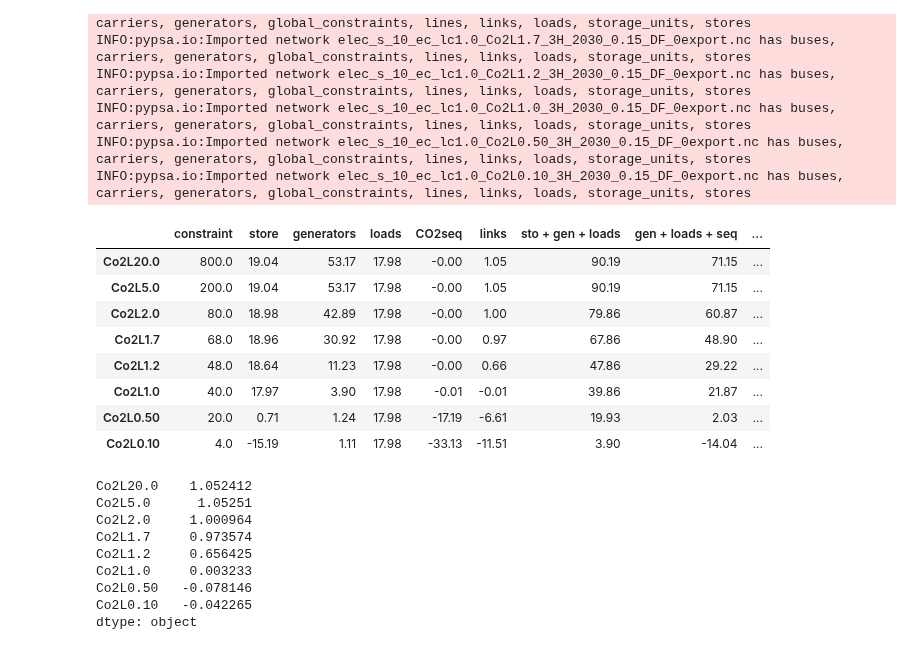
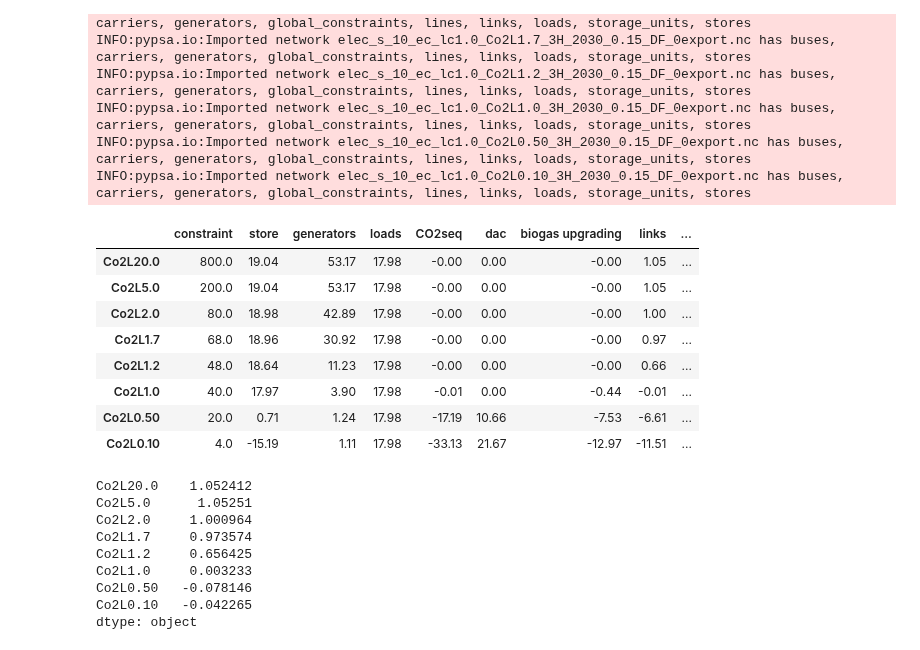
Before and after one commit to energyLS/aldehyde, a Jupyter notebook: workflow/notebooks/test_co2limit.ipynb, the cells around one changed output. Saved outputs shown, nothing was run; the diff lists cells and outputs as text; code cells hidden in the pictures.

```diff
--- a/workflow/notebooks/test_co2limit.ipynb
+++ b/workflow/notebooks/test_co2limit.ipynb
@@ -10,7 +10,7 @@ prefix = "/mnt/c/Users/scl38887/Documents/git/aldehyde"
 run = "wacc15_hem_1marg_1cap_nosmr_0exp_3h_ws"
 Co2Ls = ["Co2L20.0", "Co2L5.0", "Co2L2.0", "Co2L1.7", "Co2L1.2", "Co2L1.0", "Co2L0.50", "Co2L0.10"]
 
-carbon_stats = pd.DataFrame(columns=["constraint", "store", "generators", "loads", "CO2seq", "links"])
+carbon_stats = pd.DataFrame(columns=["constraint", "store", "generators", "loads", "CO2seq", "dac", "biogas upgrading", "links"])
 
 for Co2L in Co2Ls:
     n = pypsa.Network(prefix + "/workflow/subworkflows/pypsa-earth-sec/results/" + run + "/postnetworks/elec_s_10_ec_lc1.0_"+Co2L+"_3H_2030_0.15_DF_0export.nc")
@@ -32,6 +32,10 @@ for Co2L in Co2Ls:
     links4= (n.links_t.p0[n.links[n.links.bus4 == "co2 atmosphere"].index] * n.links.efficiency4[n.links[n.links.bus4 == "co2 atmosphere"].index]).sum().sum() / 1e6 * n.snapshot_weightings.generators[0] # in Mt
 
     carbon_stats.loc[Co2L, "links"] = links2 + links3 + links4
+
+    carbon_stats.loc[Co2L, "dac"] = n.links_t.p0[n.links[n.links.carrier == "DAC"].index].sum().sum() / 1e6 * n.snapshot_weightings.generators[0] # in Mt
+
+    carbon_stats.loc[Co2L, "biogas upgrading"] = n.links_t.p0[n.links[n.links.carrier == "biogas to gas"].index].sum().sum() / 1e6 * n.snapshot_weightings.generators[0] * n.links[n.links.carrier == "biogas to gas"].efficiency2[0] # in MtCO2
 # %% [output]
 INFO:pypsa.io:Imported network elec_s_10_ec_lc1.0_Co2L20.0_3H_2030_0.15_DF_0export.nc has buses, carriers, generators, global_constraints, lines, links, loads, storage_units, stores
 INFO:pypsa.io:Imported network elec_s_10_ec_lc1.0_Co2L5.0_3H_2030_0.15_DF_0export.nc has buses, carriers, generators, global_constraints, lines, links, loads, storage_units, stores
@@ -44,21 +48,22 @@ INFO:pypsa.io:Imported network elec_s_10_ec_lc1.0_Co2L0.10_3H_2030_0.15_DF_0expo
 # %%
 # Multiply the numeric part of the index by 40 and set it as new index
 #carbon_stats.index = carbon_stats.index.str[4:].astype(float) * 40
 
 carbon_stats["sto + gen + loads"] = carbon_stats["store"] + carbon_stats["generators"] + carbon_stats["loads"]
 carbon_stats["gen + loads + seq"] = carbon_stats["loads"] + carbon_stats["generators"] + carbon_stats["CO2seq"]
 carbon_stats["diff"] = carbon_stats["constraint"] - carbon_stats["sto + gen + loads"]
+carbon_stats["neg_em"] = - carbon_stats["dac"] + carbon_stats["biogas upgrading"]
 carbon_stats.astype(float).round(2)
 # %% [output]
-|  | constraint | store | generators | loads | CO2seq | links | sto + gen + loads | gen + loads + seq | ... |
-| Co2L20.0 | 800.0 | 19.04 | 53.17 | 17.98 | -0.00 | 1.05 | 90.19 | 71.15 | ... |
-| Co2L5.0 | 200.0 | 19.04 | 53.17 | 17.98 | -0.00 | 1.05 | 90.19 | 71.15 | ... |
-| Co2L2.0 | 80.0 | 18.98 | 42.89 | 17.98 | -0.00 | 1.00 | 79.86 | 60.87 | ... |
-| Co2L1.7 | 68.0 | 18.96 | 30.92 | 17.98 | -0.00 | 0.97 | 67.86 | 48.90 | ... |
-| Co2L1.2 | 48.0 | 18.64 | 11.23 | 17.98 | -0.00 | 0.66 | 47.86 | 29.22 | ... |
-| Co2L1.0 | 40.0 | 17.97 | 3.90 | 17.98 | -0.01 | -0.01 | 39.86 | 21.87 | ... |
-| Co2L0.50 | 20.0 | 0.71 | 1.24 | 17.98 | -17.19 | -6.61 | 19.93 | 2.03 | ... |
-| Co2L0.10 | 4.0 | -15.19 | 1.11 | 17.98 | -33.13 | -11.51 | 3.90 | -14.04 | ... |
+|  | constraint | store | generators | loads | CO2seq | dac | biogas upgrading | links | ... |
+| Co2L20.0 | 800.0 | 19.04 | 53.17 | 17.98 | -0.00 | 0.00 | -0.00 | 1.05 | ... |
+| Co2L5.0 | 200.0 | 19.04 | 53.17 | 17.98 | -0.00 | 0.00 | -0.00 | 1.05 | ... |
+| Co2L2.0 | 80.0 | 18.98 | 42.89 | 17.98 | -0.00 | 0.00 | -0.00 | 1.00 | ... |
+| Co2L1.7 | 68.0 | 18.96 | 30.92 | 17.98 | -0.00 | 0.00 | -0.00 | 0.97 | ... |
+| Co2L1.2 | 48.0 | 18.64 | 11.23 | 17.98 | -0.00 | 0.00 | -0.00 | 0.66 | ... |
+| Co2L1.0 | 40.0 | 17.97 | 3.90 | 17.98 | -0.01 | 0.00 | -0.44 | -0.01 | ... |
+| Co2L0.50 | 20.0 | 0.71 | 1.24 | 17.98 | -17.19 | 10.66 | -7.53 | -6.61 | ... |
+| Co2L0.10 | 4.0 | -15.19 | 1.11 | 17.98 | -33.13 | 21.67 | -12.97 | -11.51 | ... |
 # %%
 carbon_stats["store"] - carbon_stats["loads"] + abs(carbon_stats["CO2seq"])
 # %% [output]
```
Also changed, not shown: parts of 31 cells of this notebook.
